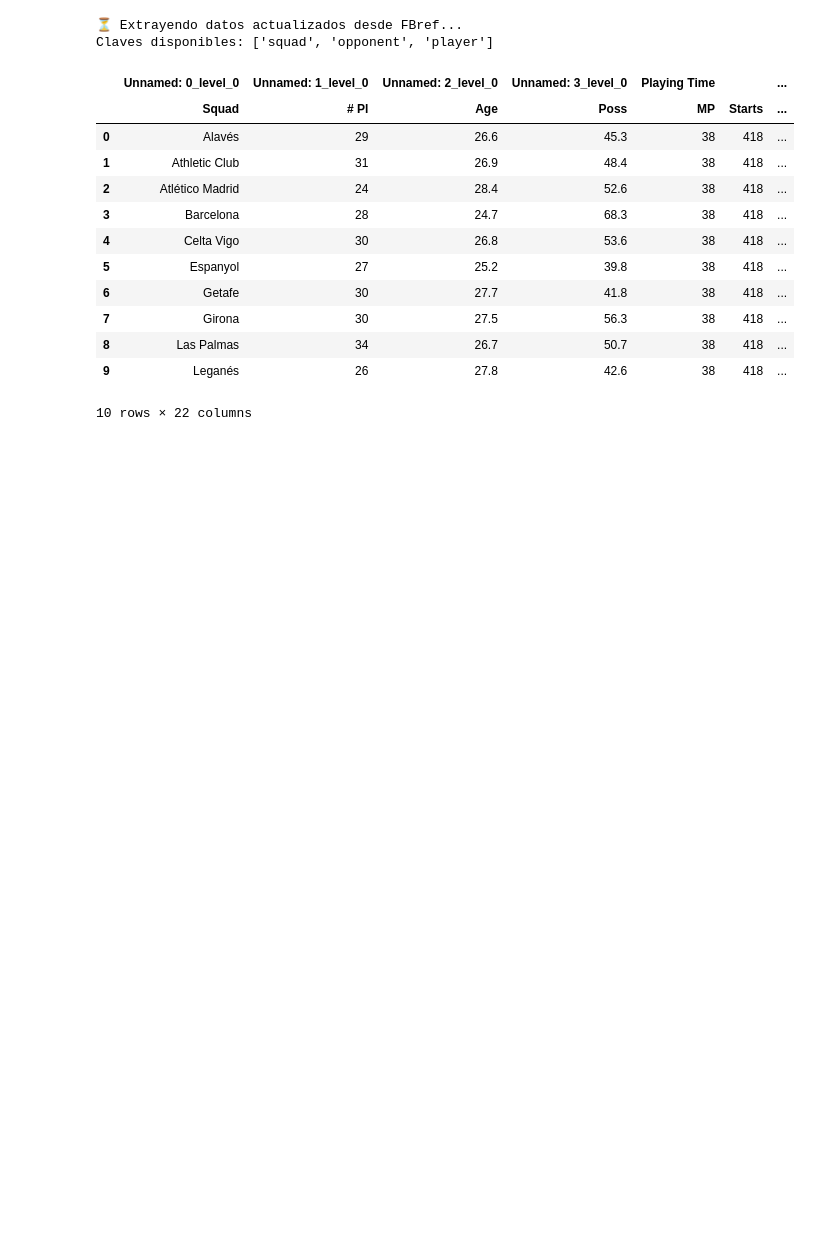
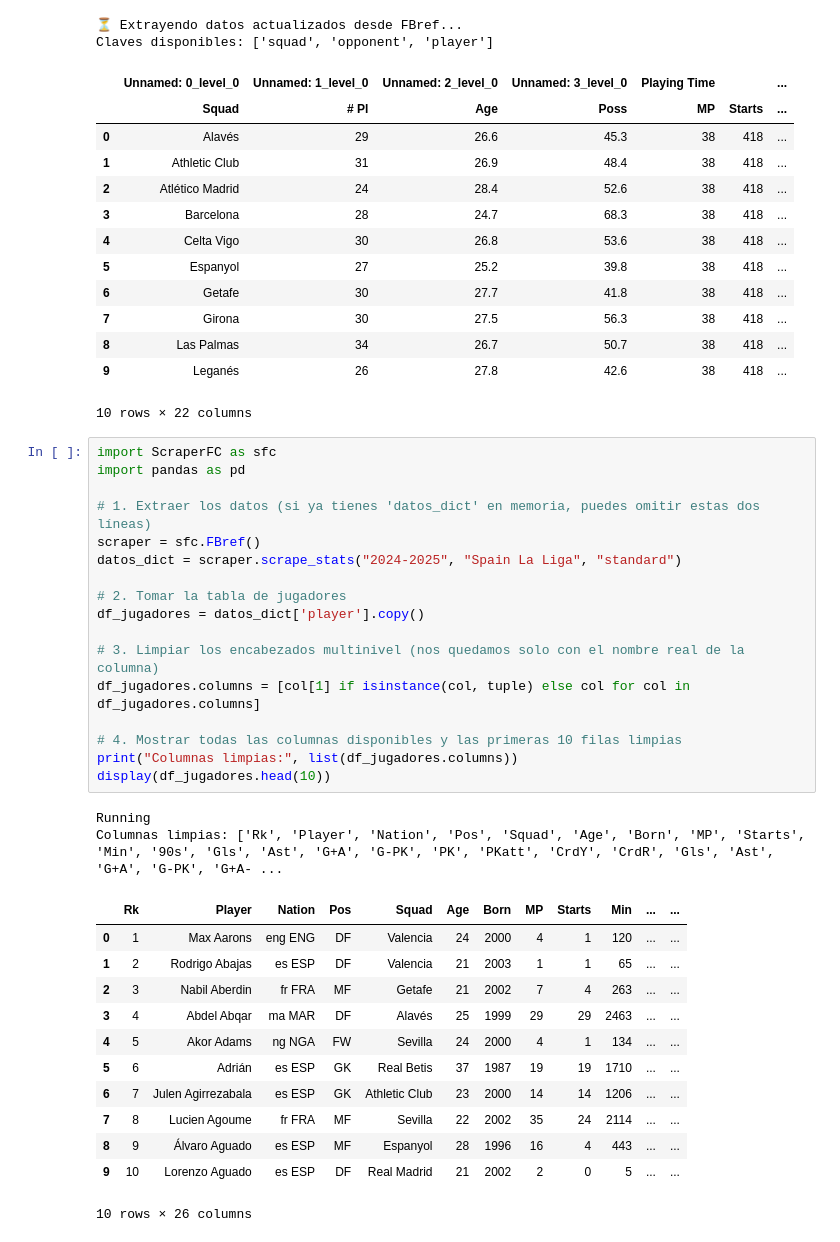
Before and after one commit to Magffbe/football-tactical-dashboard, a Jupyter notebook: experimentos.ipynb, the cells around one changed output. Cells and saved outputs as stored; diff of their text form; blank space fills up the shorter version.

```diff
--- a/experimentos.ipynb
+++ b/experimentos.ipynb
@@ -502,3 +502,35 @@ Claves disponibles: ['squad', 'opponent', 'player']
 | 8 | Las Palmas | 34 | 26.7 | 50.7 | 38 | 418 | ... |
 | 9 | Leganés | 26 | 27.8 | 42.6 | 38 | 418 | ... |
 10 rows × 22 columns
+# %%
+import ScraperFC as sfc
+import pandas as pd
+
+# 1. Extraer los datos (si ya tienes 'datos_dict' en memoria, puedes omitir estas dos líneas)
+scraper = sfc.FBref()
+datos_dict = scraper.scrape_stats("2024-2025", "Spain La Liga", "standard")
+
+# 2. Tomar la tabla de jugadores
+df_jugadores = datos_dict['player'].copy()
+
+# 3. Limpiar los encabezados multinivel (nos quedamos solo con el nombre real de la columna)
+df_jugadores.columns = [col[1] if isinstance(col, tuple) else col for col in df_jugadores.columns]
+
+# 4. Mostrar todas las columnas disponibles y las primeras 10 filas limpias
+print("Columnas limpias:", list(df_jugadores.columns))
+display(df_jugadores.head(10))
+# %% [output]
+Running
+Columnas limpias: ['Rk', 'Player', 'Nation', 'Pos', 'Squad', 'Age', 'Born', 'MP', 'Starts', 'Min', '90s', 'Gls', 'Ast', 'G+A', 'G-PK', 'PK', 'PKatt', 'CrdY', 'CrdR', 'Gls', 'Ast', 'G+A', 'G-PK', 'G+A- ...
+|  | Rk | Player | Nation | Pos | Squad | Age | Born | MP | Starts | Min | ... | ... |
+| 0 | 1 | Max Aarons | eng ENG | DF | Valencia | 24 | 2000 | 4 | 1 | 120 | ... | ... |
+| 1 | 2 | Rodrigo Abajas | es ESP | DF | Valencia | 21 | 2003 | 1 | 1 | 65 | ... | ... |
+| 2 | 3 | Nabil Aberdin | fr FRA | MF | Getafe | 21 | 2002 | 7 | 4 | 263 | ... | ... |
+| 3 | 4 | Abdel Abqar | ma MAR | DF | Alavés | 25 | 1999 | 29 | 29 | 2463 | ... | ... |
+| 4 | 5 | Akor Adams | ng NGA | FW | Sevilla | 24 | 2000 | 4 | 1 | 134 | ... | ... |
+| 5 | 6 | Adrián | es ESP | GK | Real Betis | 37 | 1987 | 19 | 19 | 1710 | ... | ... |
+| 6 | 7 | Julen Agirrezabala | es ESP | GK | Athletic Club | 23 | 2000 | 14 | 14 | 1206 | ... | ... |
+| 7 | 8 | Lucien Agoume | fr FRA | MF | Sevilla | 22 | 2002 | 35 | 24 | 2114 | ... | ... |
+| 8 | 9 | Álvaro Aguado | es ESP | MF | Espanyol | 28 | 1996 | 16 | 4 | 443 | ... | ... |
+| 9 | 10 | Lorenzo Aguado | es ESP | DF | Real Madrid | 21 | 2002 | 2 | 0 | 5 | ... | ... |
+10 rows × 26 columns
```
Also changed, not shown: parts of 1 cell of this notebook, 3 other files.
